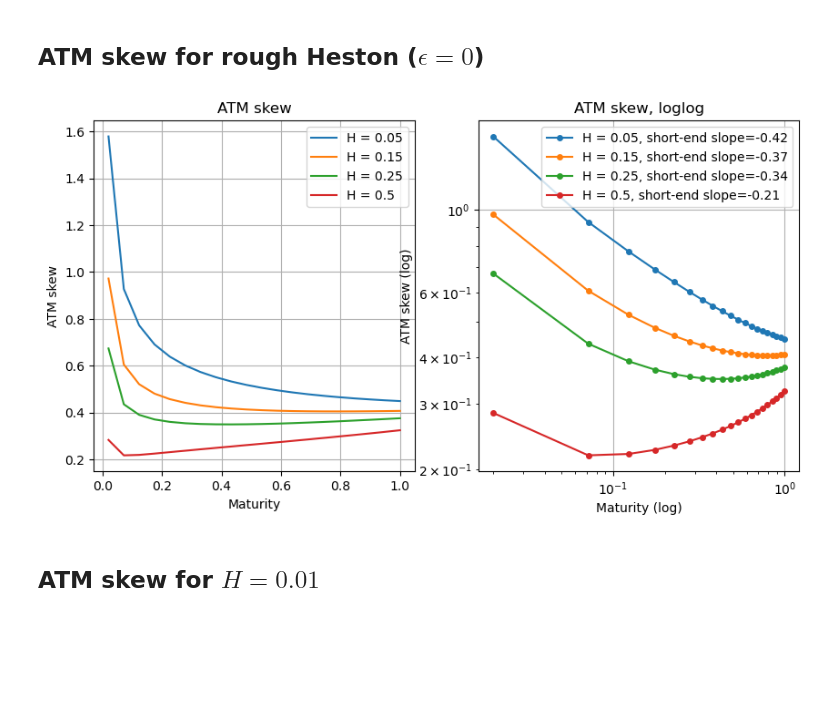
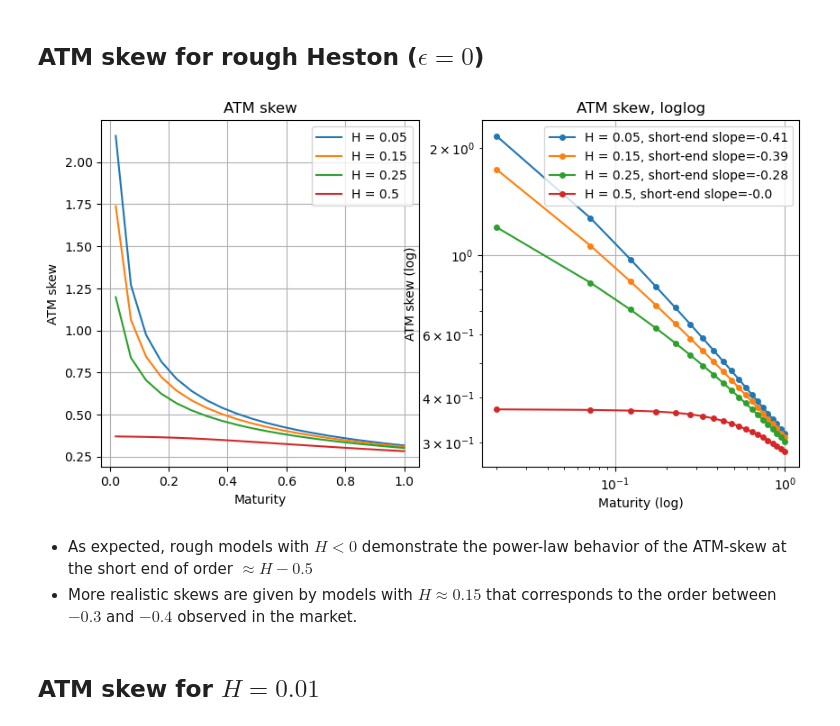
Before and after one commit to MrG1raffe/VolterraProcesses, a Jupyter notebook: Group1_Challenge2.ipynb, the cells around one changed output. Drawn from its saved outputs; the diff is of its cells as text; code cells hidden in the pictures; blank space fills up the shorter version.

```diff
--- a/Group1_Challenge2.ipynb
+++ b/Group1_Challenge2.ipynb
@@ -137,7 +137,7 @@ eta = 0.5751
 
 S0 = 1.
 V0 = 0.0175
-r=0.
+
 K = 1.
 
 ref_value_T1y = 0.05785155435  #See fang osterlee p15
@@ -287,7 +289,7 @@ def plot_atm_skew(maturities, models, S0, V0, bump=0.05, ls='-', ax=None, labels
         atm_skew = np.zeros_like(maturities)
         for i, T in tqdm(enumerate(maturities)):
             call_prices = [model.call(T=T, K=K, S=S0, V=V0) for K in strikes]
-            iv = black_iv(option_price=call_prices, T=T, K=strikes, F=S0, r=r, flag='c')
+            iv = black_iv(option_price=call_prices, T=T, K=strikes, F=S0, r=0, flag='c')
             atm_skew[i] = (iv[1] - iv[0]) / (log_moneyness[1] - log_moneyness[0])
 
         lr = LinearRegression()
@@ -405,7 +409,7 @@ class VolterraHeston_model(CF_model):
         return 0.5 * (u**2 - u) + (u * self.rho * self.eta - self.kappa) * psi + 0.5 * (self.eta * psi)**2
 
     def __g0(self, t, V0):
-        return V0 + self.theta / gamma(self.H + 1.5) * ((t + self.eps)**(H + 0.5) - self.eps**(H + 0.5))
+        return V0 + self.theta / gamma(self.H + 1.5) * ((t + self.eps)**(self.H + 0.5) - self.eps**(self.H + 0.5))
 
     def __b_coefs(self, t_grid, k):
         b_k = 1 / gamma(self.H + 1.5) * ((t_grid[k + 1] - t_grid[:k + 1] + self.eps)**(self.H + 0.5) -
@@ -415,14 +419,14 @@ class VolterraHeston_model(CF_model):
     def __a_coefs(self, t_grid, k):
         dt = t_grid[1] - t_grid[0]
         a_k = np.zeros(k + 1)
-        a_k[0] = 1 / dt / gamma(H + 2.5) * (dt * (H + 1.5) * (t_grid[k + 1] + self.eps)**(self.H + 0.5) +
-                                            (t_grid[k + 1] - dt + self.eps)**(H + 1.5) -
-                                            (t_grid[k + 1] + self.eps)**(H + 1.5))
-        a_k[1:] = 1 / dt / gamma(H + 2.5) * ((t_grid[k + 1] - t_grid[:k] + self.eps)**(H + 1.5) +
-                                             (t_grid[k + 1] - t_grid[2:k + 2] + self.eps)**(H + 1.5) -
-                                             2 * (t_grid[k + 1] - t_grid[1:k + 1] + self.eps)**(H + 1.5))
-        a_k_last = 1 / dt / gamma(H + 2.5) * (-dt * (H + 1.5) * self.eps**(self.H + 0.5) +
-                                              (dt + self.eps)**(H + 1.5) - self.eps**(H + 1.5))
+        a_k[0] = 1 / dt / gamma(self.H + 2.5) * (dt * (self.H + 1.5) * (t_grid[k + 1] + self.eps)**(self.H + 0.5) +
+                                            (t_grid[k + 1] - dt + self.eps)**(self.H + 1.5) -
+                                            (t_grid[k + 1] + self.eps)**(self.H + 1.5))
+        a_k[1:] = 1 / dt / gamma(self.H + 2.5) * ((t_grid[k + 1] - t_grid[:k] + self.eps)**(self.H + 1.5) +
+                                             (t_grid[k + 1] - t_grid[2:k + 2] + self.eps)**(self.H + 1.5) -
+                                             2 * (t_grid[k + 1] - t_grid[1:k + 1] + self.eps)**(self.H + 1.5))
+        a_k_last = 1 / dt / gamma(self.H + 2.5) * (-dt * (self.H + 1.5) * self.eps**(self.H + 0.5) +
+                                              (dt + self.eps)**(self.H + 1.5) - self.eps**(self.H + 1.5))
         return a_k, a_k_last
 
     def __psi_on_grid(self, t_grid, u):
@@ -540,9 +549,12 @@ H_grid = [0.05, 0.15, 0.25, 0.5]
 models = [VolterraHeston_model(theta=theta, kappa=kappa, eta=eta, rho=rho, H=H, eps=eps) for H in H_grid]
 labels = [f'H = {H}' for H in H_grid]
 # %%
-plot_atm_skew(maturities, models, S0=S0, V0=V0, labels=labels, bump=0.03)
+plot_atm_skew(maturities, models, S0=S0, V0=V0, labels=labels, bump=0.01)
 # %% [output]
-[figure, old version]
+[figure, new version]
+# %% [markdown]
+- As expected, rough models with $H < 0$ demonstrate the power-law behavior of the ATM-skew at the short end of order $\approx H - 0.5$
+- More realistic skews are given by models with $H \approx 0.15$ that corresponds to the order between $-0.3$ and $-0.4$ observed in the market.
 # %% [markdown]
 ## ATM skew for $H = 0.01$
 # %%
```
Also changed, not shown: parts of 10 cells of this notebook.
